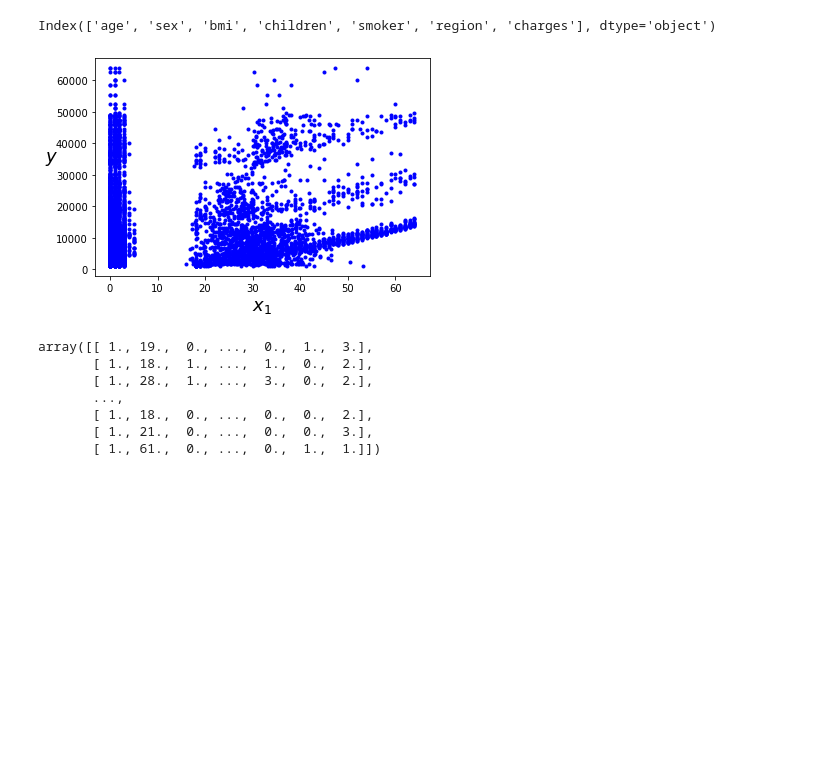
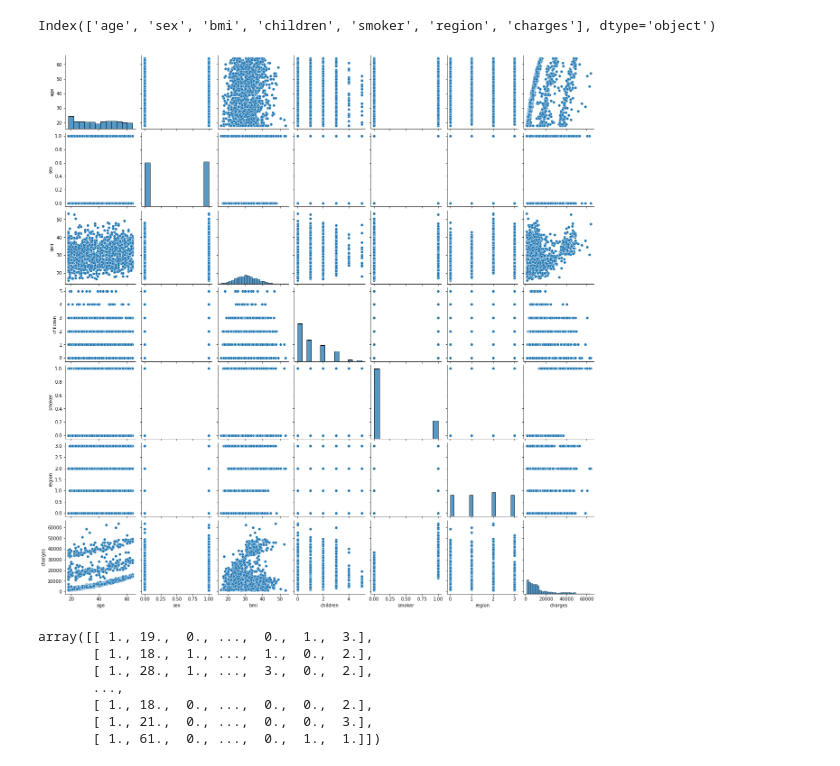
Before and after one commit to LSanchez08/jupyterScripts, a Jupyter notebook: scripts/Ej2A.ipynb, the cells around one changed output. Cells and saved outputs as stored; diff of their text form; code cells hidden in the pictures; blank space fills up the shorter version.

```diff
--- a/scripts/Ej2A.ipynb
+++ b/scripts/Ej2A.ipynb
@@ -65,10 +57,8 @@ y = df['charges'].to_numpy()
 # %%
-plt.plot(X, y, 'b.')
-plt.xlabel('$x_1$', fontsize=18)
-plt.ylabel('$y$', rotation=0, fontsize=18)
+sns.pairplot(df)
 plt.show()
 # %% [output]
-[figure, old version]
+[figure, new version]
 # %%
 X_b = np.c_[np.ones((y.size,1)), X]
 X_b
```
Also changed, not shown: parts of 4 cells of this notebook, 5 other files.
